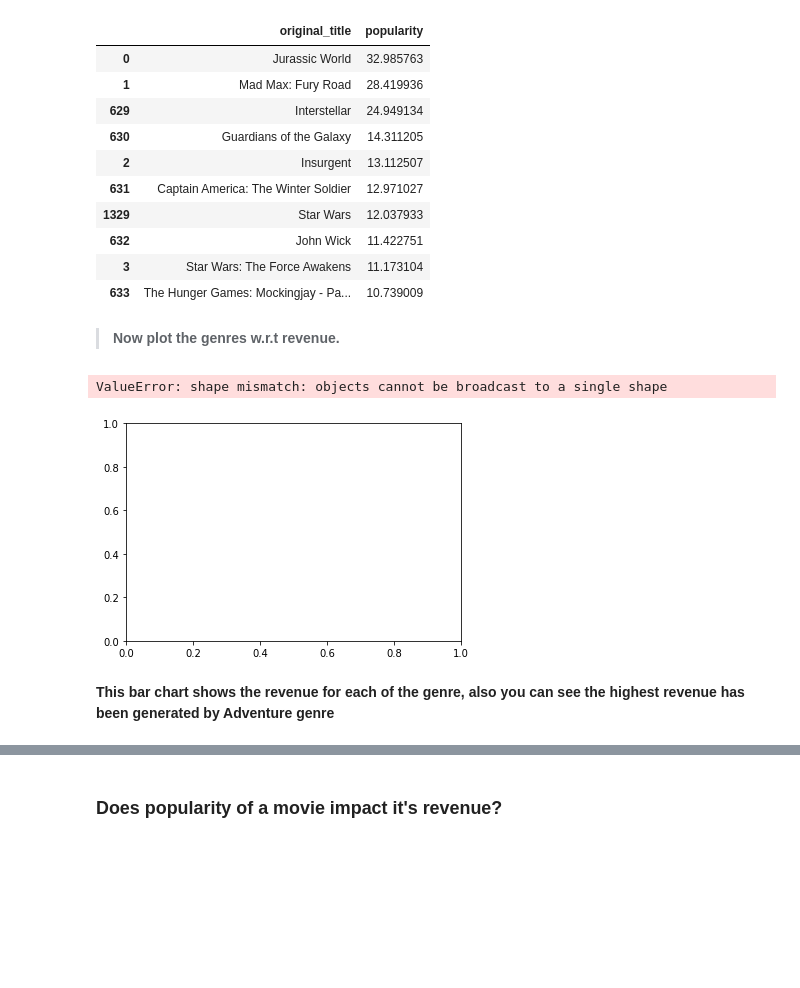
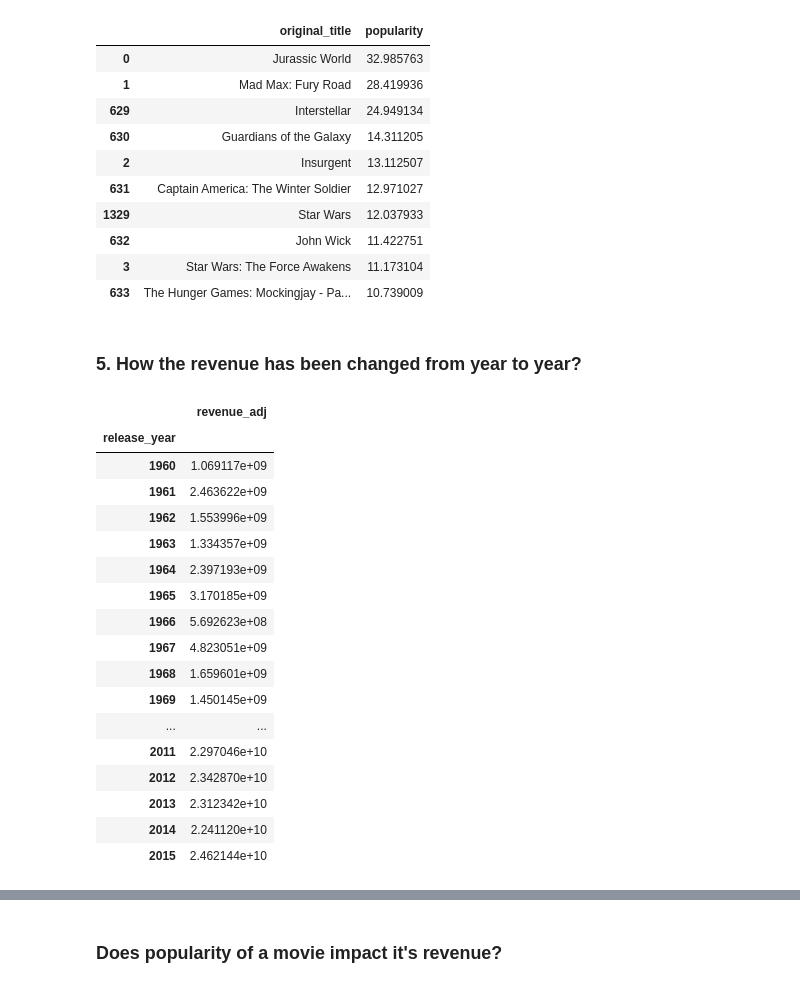
Before and after one commit to amadhabib-ds/DAND02-Investigate-TMDB-Dataset, a Jupyter notebook: Investigate_a_Dataset.ipynb, the cells around one changed output, grey strips where cells are left out. Drawn from its saved outputs; the diff is of its cells as text; code cells hidden in the pictures; blank space fills up the shorter version.

```diff
--- a/Investigate_a_Dataset.ipynb
+++ b/Investigate_a_Dataset.ipynb
@@ -224,20 +224,27 @@ top_ten
 | 632 | John Wick | 11.422751 |
 | 3 | Star Wars: The Force Awakens | 11.173104 |
 | 633 | The Hunger Games: Mockingjay - Pa... | 10.739009 |
-# %% [markdown]
->**Now plot the genres w.r.t revenue.**
-# %%
-label_genres=['Action', 'Adventure', 'Animation', 'Comedy', 'Crime', 'Documentary', 'Drama', 'Family', 'Fantasy', 'Foreign', 'History', 'Horror', 'Music', 'Mystery', 'Romance', 'Sci Fic', 'Tv Movie', 'Thriller', 'War', 'Western']
-y_pos = np.arange(len(label_genres))
-plt.barh(y_pos, df_grp_genres, align='center', alpha=0.5)
-plt.yticks(y_pos, label_genres)
-plt.xlabel('Revenue')
-plt.ylabel('Genres')
-plt.title('Revenue w.r.t Genres of Movies')
-
-plt.show()
-# %% [output]
-ValueError: shape mismatch: objects cannot be broadcast to a single shape
-[figure, removed]
-# %% [markdown]
-**This bar chart shows the revenue for each of the genre, also you can see the highest revenue has been generated by Adventure genre**
+# %% [markdown]
+### 5. How the revenue has been changed from year to year?
+# %%
+rev_change=df.groupby('release_year')[['revenue_adj']].sum()
+rev_change
+# %% [output]
+|  | revenue_adj |
+| release_year |  |
+| 1960 | 1.069117e+09 |
+| 1961 | 2.463622e+09 |
+| 1962 | 1.553996e+09 |
+| 1963 | 1.334357e+09 |
+| 1964 | 2.397193e+09 |
+| 1965 | 3.170185e+09 |
+| 1966 | 5.692623e+08 |
+| 1967 | 4.823051e+09 |
+| 1968 | 1.659601e+09 |
+| 1969 | 1.450145e+09 |
+| ... | ... |
+| 2011 | 2.297046e+10 |
+| 2012 | 2.342870e+10 |
+| 2013 | 2.312342e+10 |
+| 2014 | 2.241120e+10 |
+| 2015 | 2.462144e+10 |
```
Also changed, not shown: parts of 3 cells of this notebook.
